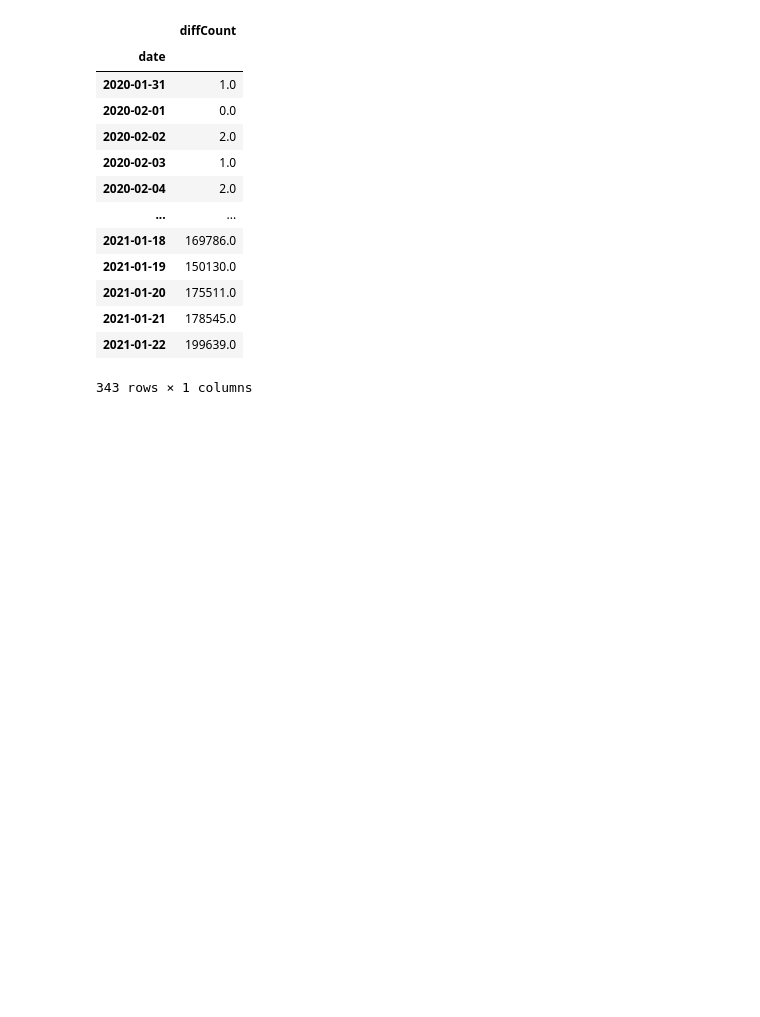
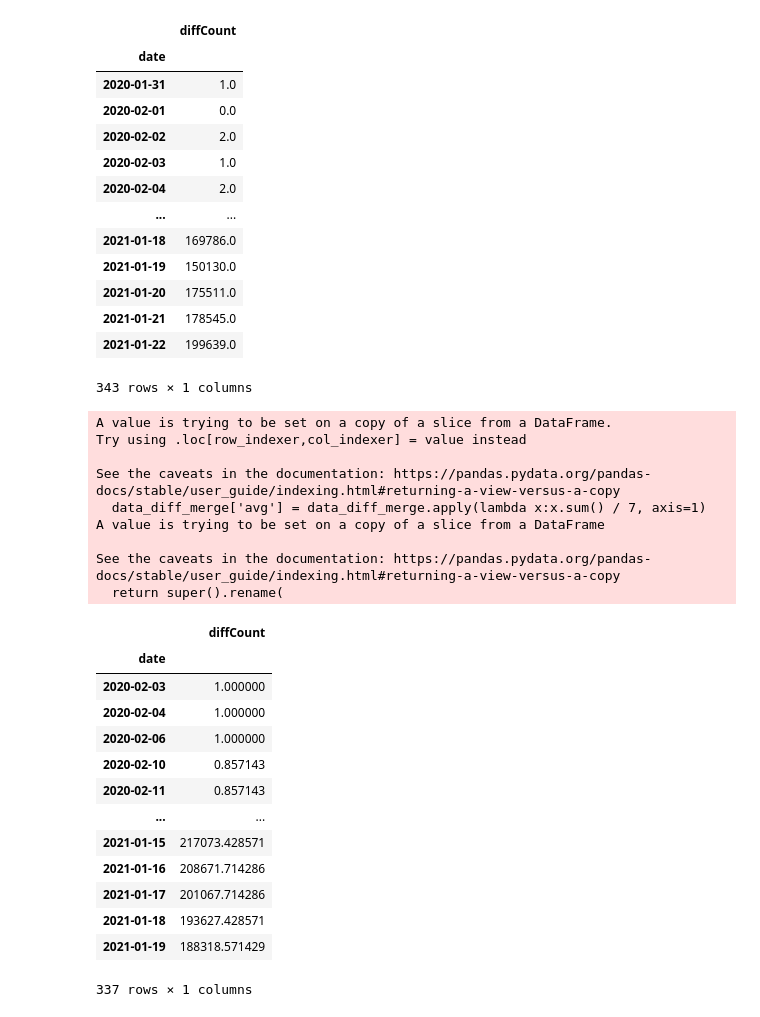
Before and after one commit to vcx15/TimeSeriesPrediction, a Jupyter notebook: TimeSeriesPrediction.ipynb, the cells around one changed output. Cells and saved outputs as stored; diff of their text form; code cells hidden in the pictures; blank space fills up the shorter version.

```diff
--- a/TimeSeriesPrediction.ipynb
+++ b/TimeSeriesPrediction.ipynb
@@ -133,6 +133,42 @@ data_diff
 | 2021-01-21 | 178545.0 |
 | 2021-01-22 | 199639.0 |
 343 rows × 1 columns
+# %%
+# do the data smoothing
+data_diff_merge = data_diff
+data_diff_merge.rename(columns={'diffCount':'0'}, inplace=True)
+indexList = ['-3', '-2', '-1', '0', '1', '2', '3']
+for i in range(7):
+    data_diff_merge[indexList[i]] = data_diff_merge['0'].shift(i - 3)
+data_diff_merge = data_diff_merge.dropna(axis=0, how='any')
+data_diff_merge['avg'] = data_diff_merge.apply(lambda x:x.sum() / 7, axis=1)
+data_diff = data_diff_merge[['avg']]
+data_diff.rename(columns={'avg':'diffCount'}, inplace=True)
+data_diff
+# %% [output]
+A value is trying to be set on a copy of a slice from a DataFrame.
+Try using .loc[row_indexer,col_indexer] = value instead
+
+See the caveats in the documentation: https://pandas.pydata.org/pandas-docs/stable/user_guide/indexing.html#returning-a-view-versus-a-copy
+  data_diff_merge['avg'] = data_diff_merge.apply(lambda x:x.sum() / 7, axis=1)
+A value is trying to be set on a copy of a slice from a DataFrame
+
+See the caveats in the documentation: https://pandas.pydata.org/pandas-docs/stable/user_guide/indexing.html#returning-a-view-versus-a-copy
+  return super().rename(
+|  | diffCount |
+| date |  |
+| 2020-02-03 | 1.000000 |
+| 2020-02-04 | 1.000000 |
+| 2020-02-06 | 1.000000 |
+| 2020-02-10 | 0.857143 |
+| 2020-02-11 | 0.857143 |
+| ... | ... |
+| 2021-01-15 | 217073.428571 |
+| 2021-01-16 | 208671.714286 |
+| 2021-01-17 | 201067.714286 |
+| 2021-01-18 | 193627.428571 |
+| 2021-01-19 | 188318.571429 |
+337 rows × 1 columns
 # %%
 plt.plot(data_diff)
 # %% [output]
```
Also changed, not shown: parts of 10 cells of this notebook, 2 other files.
